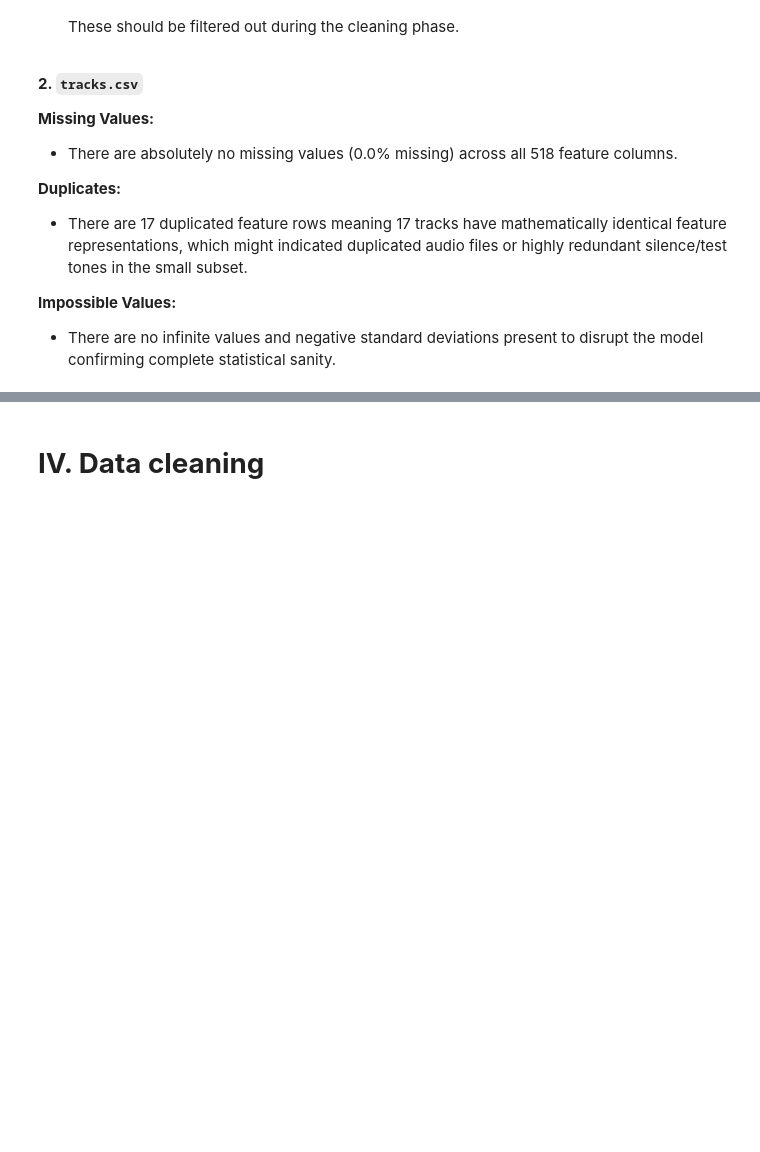
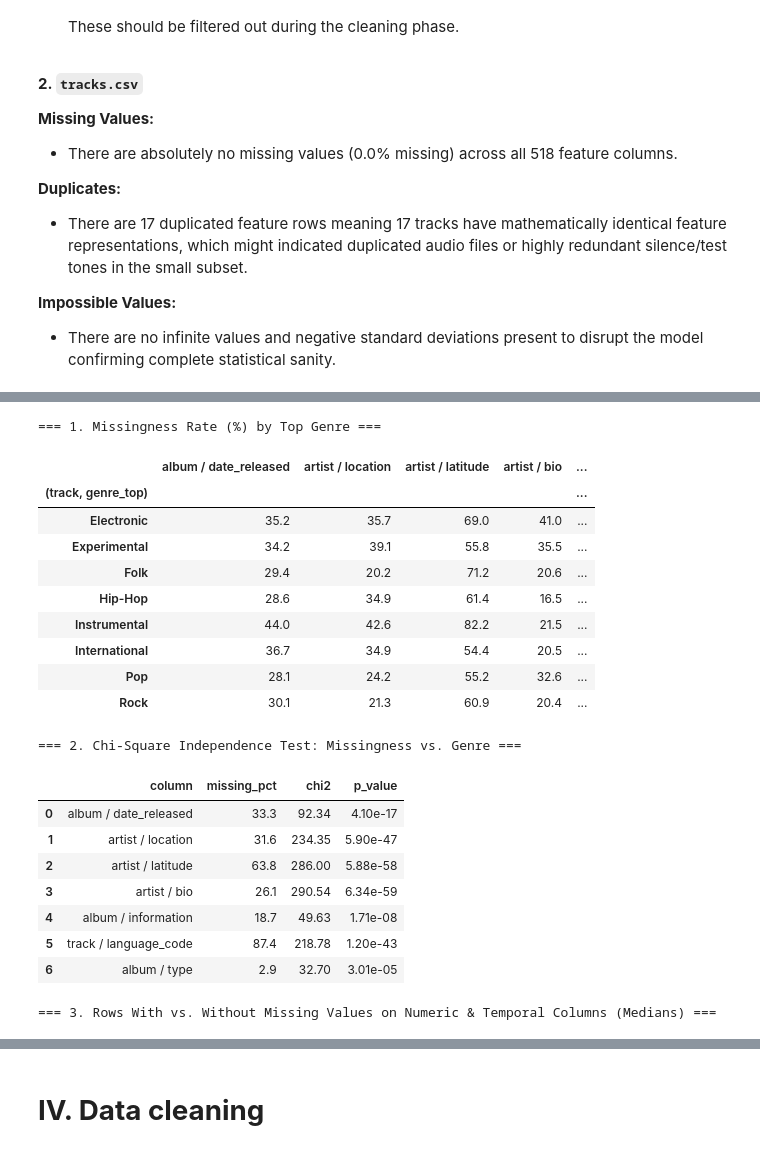
Before and after one commit to daqhi/Music-Genre-Classification, a Jupyter notebook: music_genre_classification.ipynb, the cells around one changed output, grey strips where cells are left out. Cells and saved outputs as stored; diff of their text form; code cells hidden in the pictures; blank space fills up the shorter version.

Commit message:
added missingness pattern and outlier detection analysis section

```diff
--- a/music_genre_classification.ipynb
+++ b/music_genre_classification.ipynb
@@ -420,0 +426,80 @@ Standard deviation columns with negative values: 0
+# %%
+# --- Missingness Pattern Analysis (small_tracks) ---
+# (small_features has 0 missing values across all 518 columns)
+
+missing_cols = [
+    ('album', 'date_released'),
+    ('artist', 'location'),
+    ('artist', 'latitude'),
+    ('artist', 'bio'),
+    ('album', 'information'),
+    ('track', 'language_code'),
+    ('album', 'type'),
+]
+
+track_year = pd.to_datetime(small_tracks[('track', 'date_created')], errors='coerce').dt.year
+
+print('=== 1. Missingness Rate (%) by Top Genre ===')
+genre_miss = pd.DataFrame({
+    ' / '.join(col): small_tracks[col].isna().groupby(small_tracks[('track', 'genre_top')]).mean() * 100
+    for col in missing_cols
+}).round(1)
+display(genre_miss)
+
+print('\n=== 2. Chi-Square Independence Test: Missingness vs. Genre ===')
+chi2_rows = []
+for col in missing_cols:
+    ct = pd.crosstab(small_tracks[col].isna(), small_tracks[('track', 'genre_top')])
+    chi2, p, dof, _ = stats.chi2_contingency(ct)
+    chi2_rows.append({
+        'column': ' / '.join(col),
+        'missing_pct': round(small_tracks[col].isna().mean() * 100, 1),
+        'chi2': round(chi2, 2),
+        'p_value': f'{p:.2e}'
+    })
+display(pd.DataFrame(chi2_rows))
+
+print('\n=== 3. Rows With vs. Without Missing Values on Numeric & Temporal Columns (Medians) ===')
+comp_rows = []
+for col in [('album', 'date_released'), ('artist', 'location'), ('artist', 'latitude'), ('track', 'language_code')]:
+    is_na = small_tracks[col].isna()
+    comp_rows.append({
+        'column': ' / '.join(col),
+        'median_listens_missing': small_tracks.loc[is_na, ('track', 'listens')].median(),
+        'median_listens_present': small_tracks.loc[~is_na, ('track', 'listens')].median(),
+        'median_duration_missing': small_tracks.loc[is_na, ('track', 'duration')].median(),
+        'median_duration_present': small_tracks.loc[~is_na, ('track', 'duration')].median(),
+        'median_year_missing': track_year[is_na].median(),
+        'median_year_present': track_year[~is_na].median(),
+    })
+display(pd.DataFrame(comp_rows))
+
+print('\n=== 4. Co-missingness & Structural Checks ===')
+lat_lon_match = (small_tracks[('artist', 'latitude')].isna() == small_tracks[('artist', 'longitude')].isna()).mean() * 100
+loc_na_implies_lat_na = small_tracks.loc[small_tracks[('artist', 'location')].isna(), ('artist', 'latitude')].isna().mean() * 100
+print(f'latitude and longitude missingness identical: {lat_lon_match:.1f}%')
+print(f'When artist/location is missing, artist/latitude is also missing: {loc_na_implies_lat_na:.1f}%')
+print('\nMissingness of album/date_released (%) by album/type:')
+display((small_tracks[('album', 'date_released')].isna().groupby(small_tracks[('album', 'type')].fillna('Missing')).mean() * 100).round(1))
+# %% [output]
+=== 1. Missingness Rate (%) by Top Genre ===
+|  | album / date_released | artist / location | artist / latitude | artist / bio | ... |
+| (track, genre_top) |  |  |  |  | ... |
+| Electronic | 35.2 | 35.7 | 69.0 | 41.0 | ... |
+| Experimental | 34.2 | 39.1 | 55.8 | 35.5 | ... |
+| Folk | 29.4 | 20.2 | 71.2 | 20.6 | ... |
+| Hip-Hop | 28.6 | 34.9 | 61.4 | 16.5 | ... |
+| Instrumental | 44.0 | 42.6 | 82.2 | 21.5 | ... |
+| International | 36.7 | 34.9 | 54.4 | 20.5 | ... |
+| Pop | 28.1 | 24.2 | 55.2 | 32.6 | ... |
+| Rock | 30.1 | 21.3 | 60.9 | 20.4 | ... |
+=== 2. Chi-Square Independence Test: Missingness vs. Genre ===
+|  | column | missing_pct | chi2 | p_value |
+| 0 | album / date_released | 33.3 | 92.34 | 4.10e-17 |
+| 1 | artist / location | 31.6 | 234.35 | 5.90e-47 |
+| 2 | artist / latitude | 63.8 | 286.00 | 5.88e-58 |
+| 3 | artist / bio | 26.1 | 290.54 | 6.34e-59 |
+| 4 | album / information | 18.7 | 49.63 | 1.71e-08 |
+| 5 | track / language_code | 87.4 | 218.78 | 1.20e-43 |
+| 6 | album / type | 2.9 | 32.70 | 3.01e-05 |
+=== 3. Rows With vs. Without Missing Values on Numeric & Temporal Columns (Medians) ===
```
Also changed, not shown: parts of 8 cells of this notebook.
